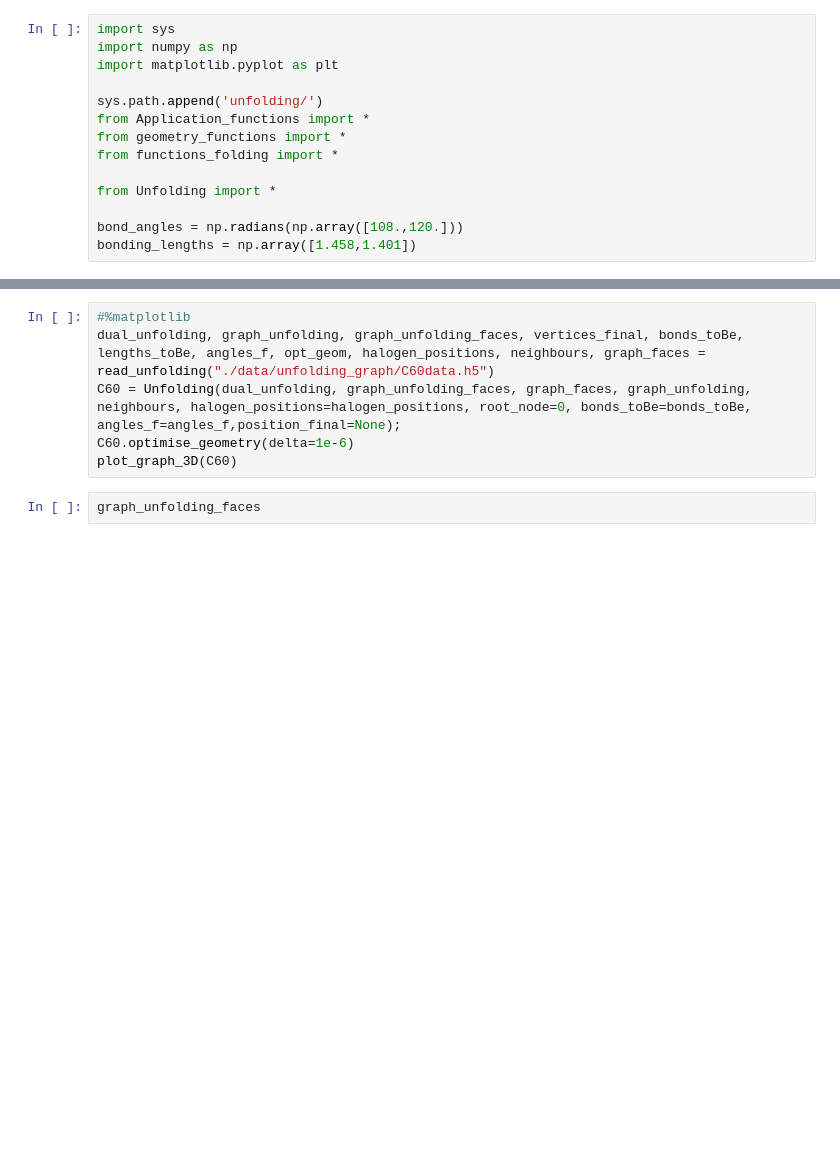
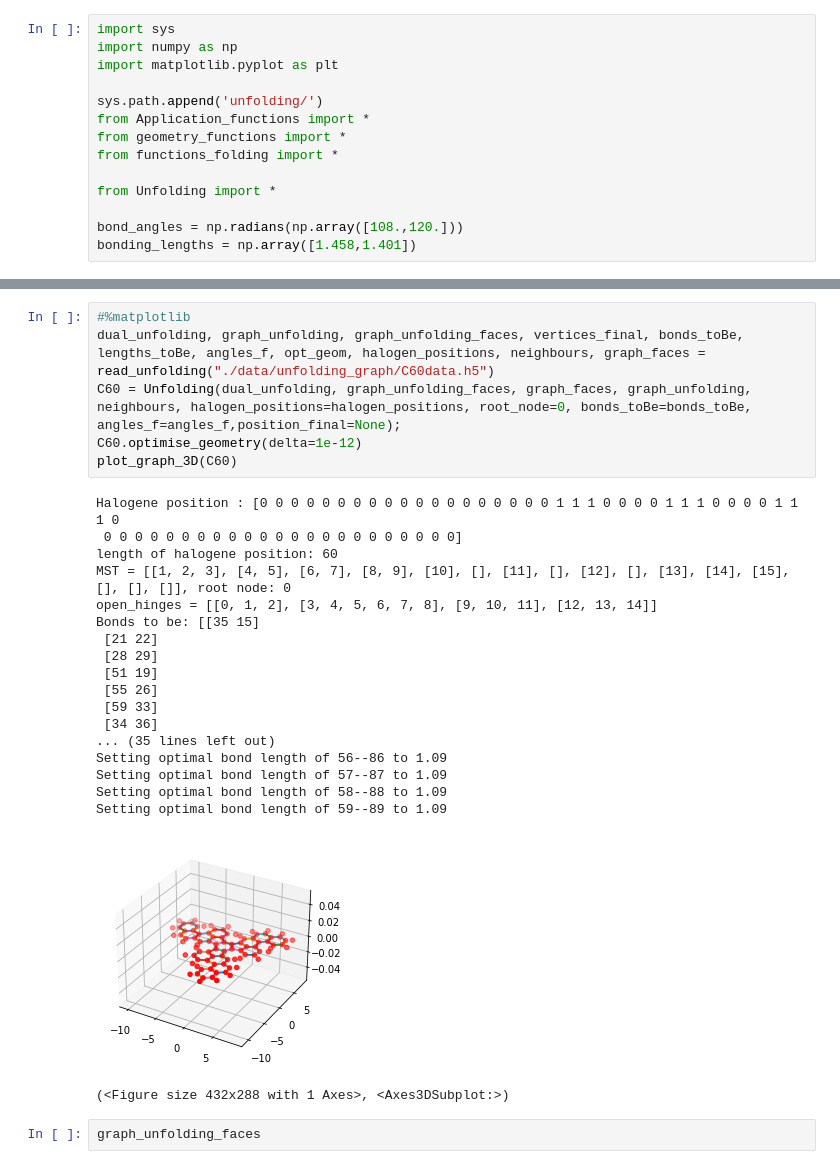
Before and after one commit to HeuserB/Thesis_Folding_Carbon, a Jupyter notebook: FF_planarity.ipynb, the cells around one changed output, grey strips where cells are left out. Saved outputs shown, nothing was run; the diff lists cells and outputs as text; blank space fills up the shorter version.

```diff
--- a/FF_planarity.ipynb
+++ b/FF_planarity.ipynb
@@ -119,9 +126,29 @@ Periphery:  24
 # %%
 #%matplotlib
 dual_unfolding, graph_unfolding, graph_unfolding_faces, vertices_final, bonds_toBe, lengths_toBe, angles_f, opt_geom, halogen_positions, neighbours, graph_faces = read_unfolding("./data/unfolding_graph/C60data.h5")
 C60 = Unfolding(dual_unfolding, graph_unfolding_faces, graph_faces, graph_unfolding, neighbours, halogen_positions=halogen_positions, root_node=0, bonds_toBe=bonds_toBe, angles_f=angles_f,position_final=None);
-C60.optimise_geometry(delta=1e-6)
+C60.optimise_geometry(delta=1e-12)
 plot_graph_3D(C60)
+# %% [output]
+Halogene position : [0 0 0 0 0 0 0 0 0 0 0 0 0 0 0 0 0 0 0 1 1 1 0 0 0 0 1 1 1 0 0 0 0 1 1 1 0
+ 0 0 0 0 0 0 0 0 0 0 0 0 0 0 0 0 0 0 0 0 0 0 0]
+length of halogene position: 60
+MST = [[1, 2, 3], [4, 5], [6, 7], [8, 9], [10], [], [11], [], [12], [], [13], [14], [15], [], [], []], root node: 0
+open_hinges = [[0, 1, 2], [3, 4, 5, 6, 7, 8], [9, 10, 11], [12, 13, 14]]
+Bonds to be: [[35 15]
+ [21 22]
+ [28 29]
+ [51 19]
+ [55 26]
+ [59 33]
+ [34 36]
+... (35 lines left out)
+Setting optimal bond length of 56--86 to 1.09
+Setting optimal bond length of 57--87 to 1.09
+Setting optimal bond length of 58--88 to 1.09
+Setting optimal bond length of 59--89 to 1.09
+[figure, added]
+(<Figure size 432x288 with 1 Axes>, <Axes3DSubplot:>)
 # %%
 graph_unfolding_faces
 # %%
```
Also changed, not shown: parts of 4 cells of this notebook, 3 other files.
